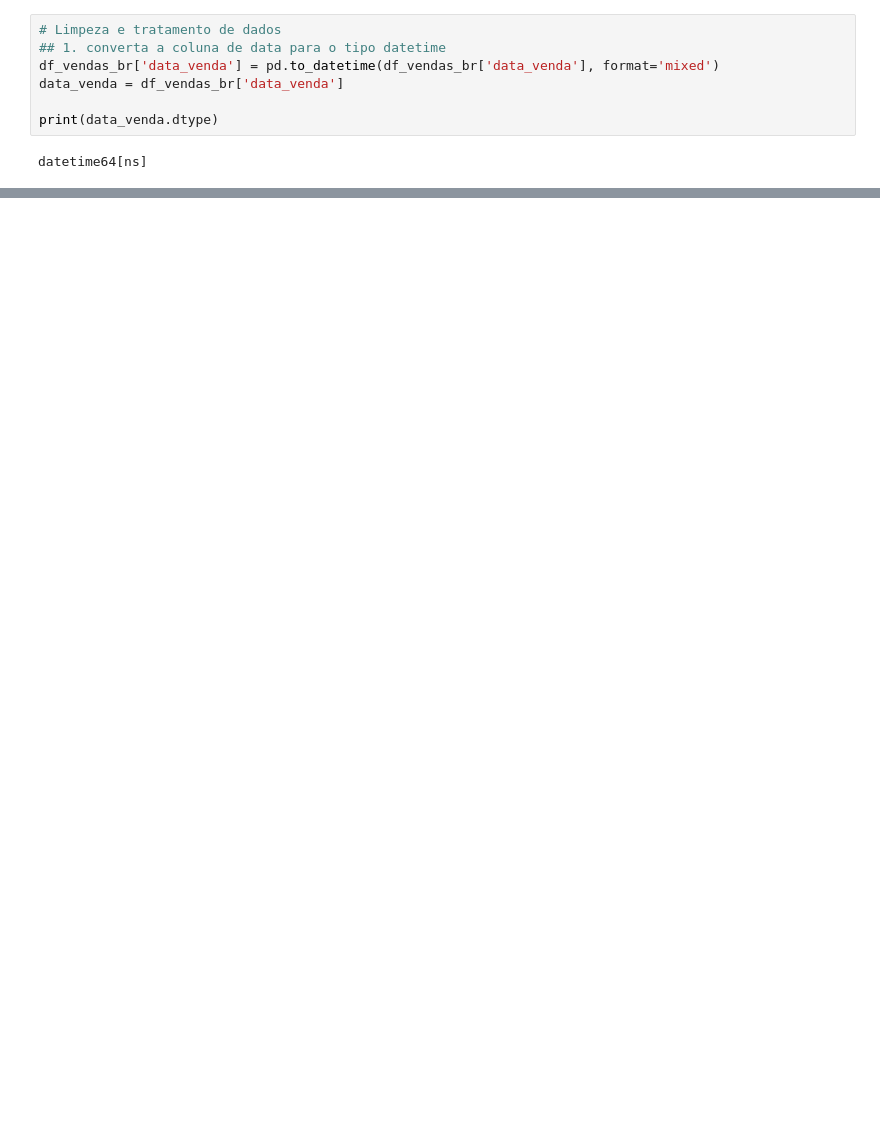
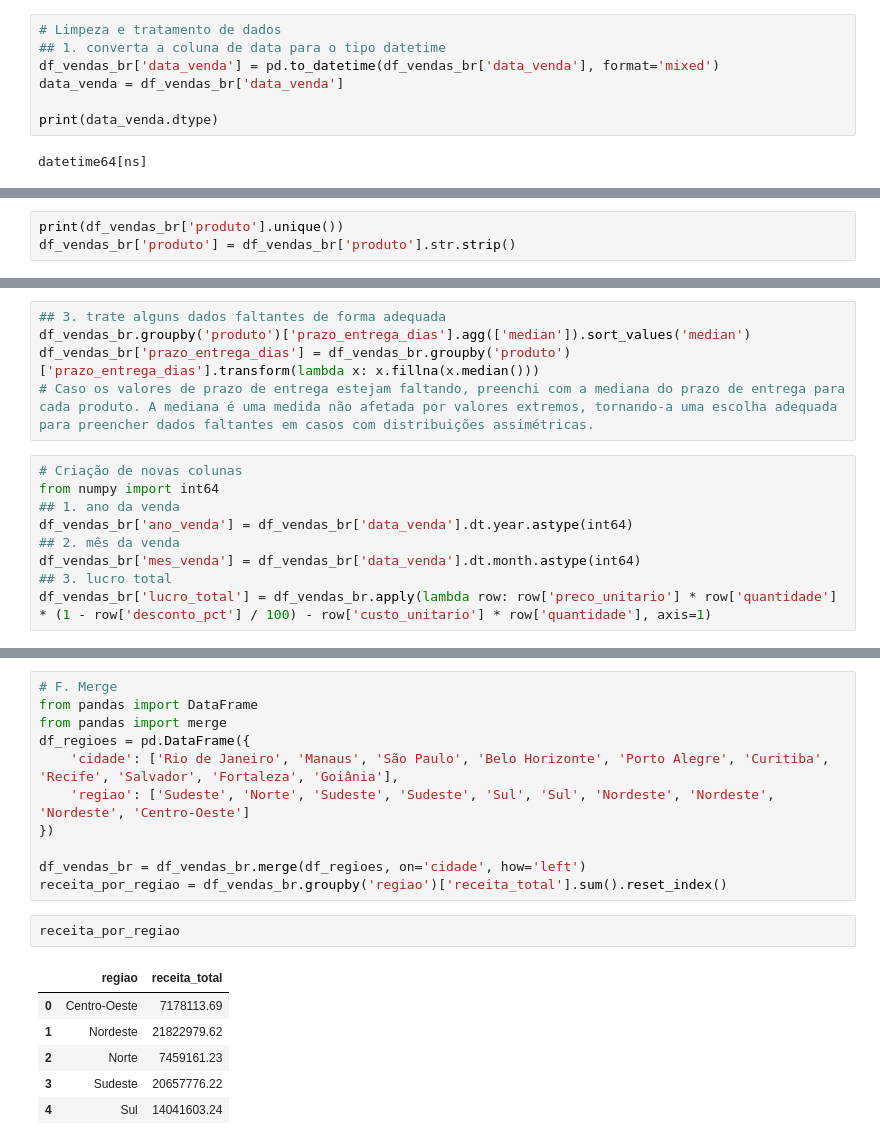
Before and after one commit to UFRJ-Analytica/ufrj-analytica-training, a Jupyter notebook: entregaveis/notebooks/marcelle_suhett.ipynb, the cells around one changed output, grey strips where cells are left out. Saved outputs shown, nothing was run; the diff lists cells and outputs as text; blank space fills up the shorter version.

Commit message:
feat/ entregavel-2-pandas

```diff
--- a/entregaveis/notebooks/marcelle_suhett.ipynb
+++ b/entregaveis/notebooks/marcelle_suhett.ipynb
@@ -226,0 +274,3 @@ print(df_vendas_br['cidade'].unique())
+# %%
+print(df_vendas_br['produto'].unique())
+df_vendas_br['produto'] = df_vendas_br['produto'].str.strip()
@@ -226,0 +293,14 @@ print(df_vendas_br['cidade'].unique())
+# %%
+## 3. trate alguns dados faltantes de forma adequada
+df_vendas_br.groupby('produto')['prazo_entrega_dias'].agg(['median']).sort_values('median')
+df_vendas_br['prazo_entrega_dias'] = df_vendas_br.groupby('produto')['prazo_entrega_dias'].transform(lambda x: x.fillna(x.median()))
+# Caso os valores de prazo de entrega estejam faltando, preenchi com a mediana do prazo de entrega para cada produto. A mediana é uma medida não afetada por valores extremos, tornando-a uma escolha adequada para preencher dados faltantes em casos com distribuições assimétricas.
+# %%
+# Criação de novas colunas
+from numpy import int64
+## 1. ano da venda
+df_vendas_br['ano_venda'] = df_vendas_br['data_venda'].dt.year.astype(int64)
+## 2. mês da venda
+df_vendas_br['mes_venda'] = df_vendas_br['data_venda'].dt.month.astype(int64)
+## 3. lucro total
+df_vendas_br['lucro_total'] = df_vendas_br.apply(lambda row: row['preco_unitario'] * row['quantidade'] * (1 - row['desconto_pct'] / 100) - row['custo_unitario'] * row['quantidade'], axis=1)
@@ -226,0 +349,20 @@ print(df_vendas_br['cidade'].unique())
+# %%
+# F. Merge
+from pandas import DataFrame
+from pandas import merge
+df_regioes = pd.DataFrame({
+    'cidade': ['Rio de Janeiro', 'Manaus', 'São Paulo', 'Belo Horizonte', 'Porto Alegre', 'Curitiba', 'Recife', 'Salvador', 'Fortaleza', 'Goiânia'],
+    'regiao': ['Sudeste', 'Norte', 'Sudeste', 'Sudeste', 'Sul', 'Sul', 'Nordeste', 'Nordeste', 'Nordeste', 'Centro-Oeste']
+})
+
+df_vendas_br = df_vendas_br.merge(df_regioes, on='cidade', how='left')
+receita_por_regiao = df_vendas_br.groupby('regiao')['receita_total'].sum().reset_index()
+# %%
+receita_por_regiao
+# %% [output]
+|  | regiao | receita_total |
+| 0 | Centro-Oeste | 7178113.69 |
+| 1 | Nordeste | 21822979.62 |
+| 2 | Norte | 7459161.23 |
+| 3 | Sudeste | 20657776.22 |
+| 4 | Sul | 14041603.24 |
```
Also changed, not shown: parts of 18 cells of this notebook.
